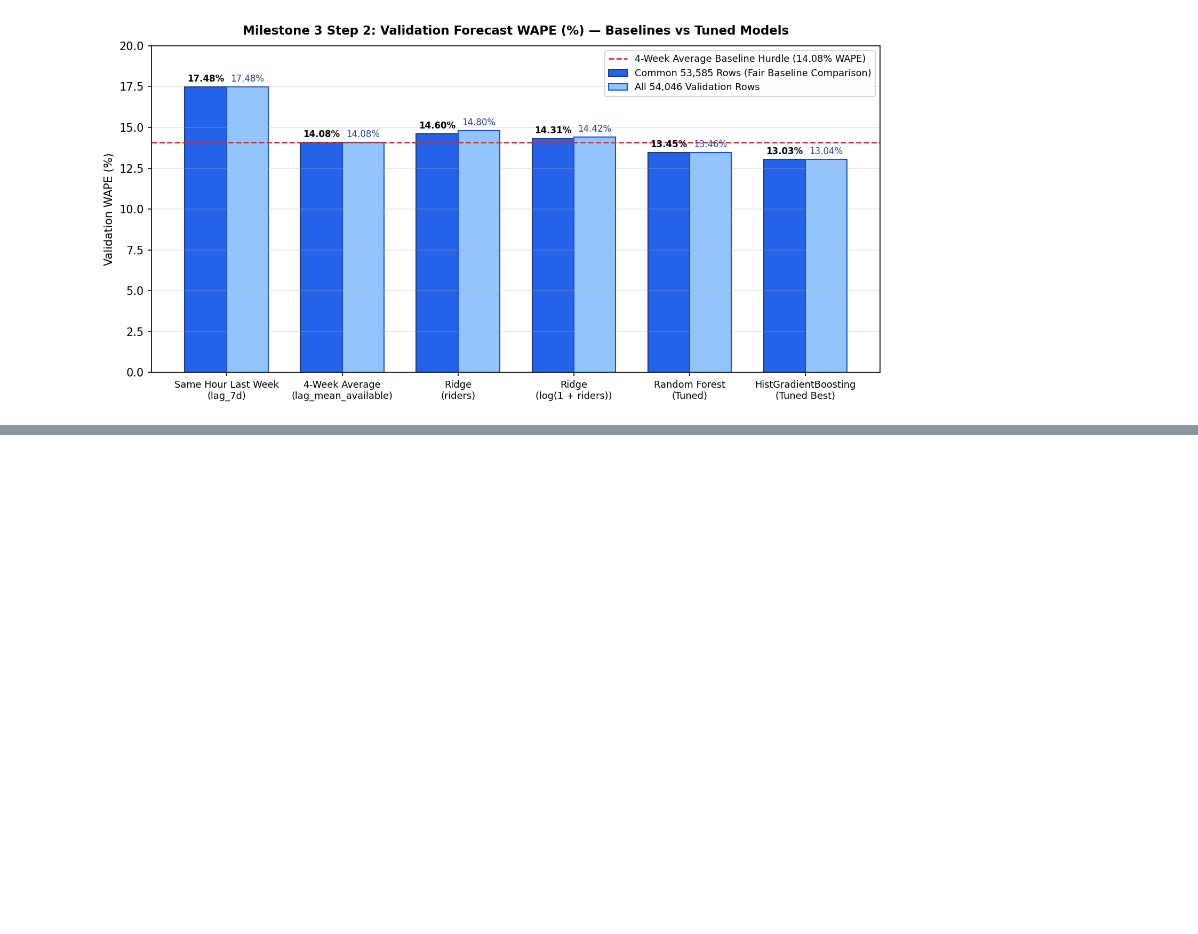
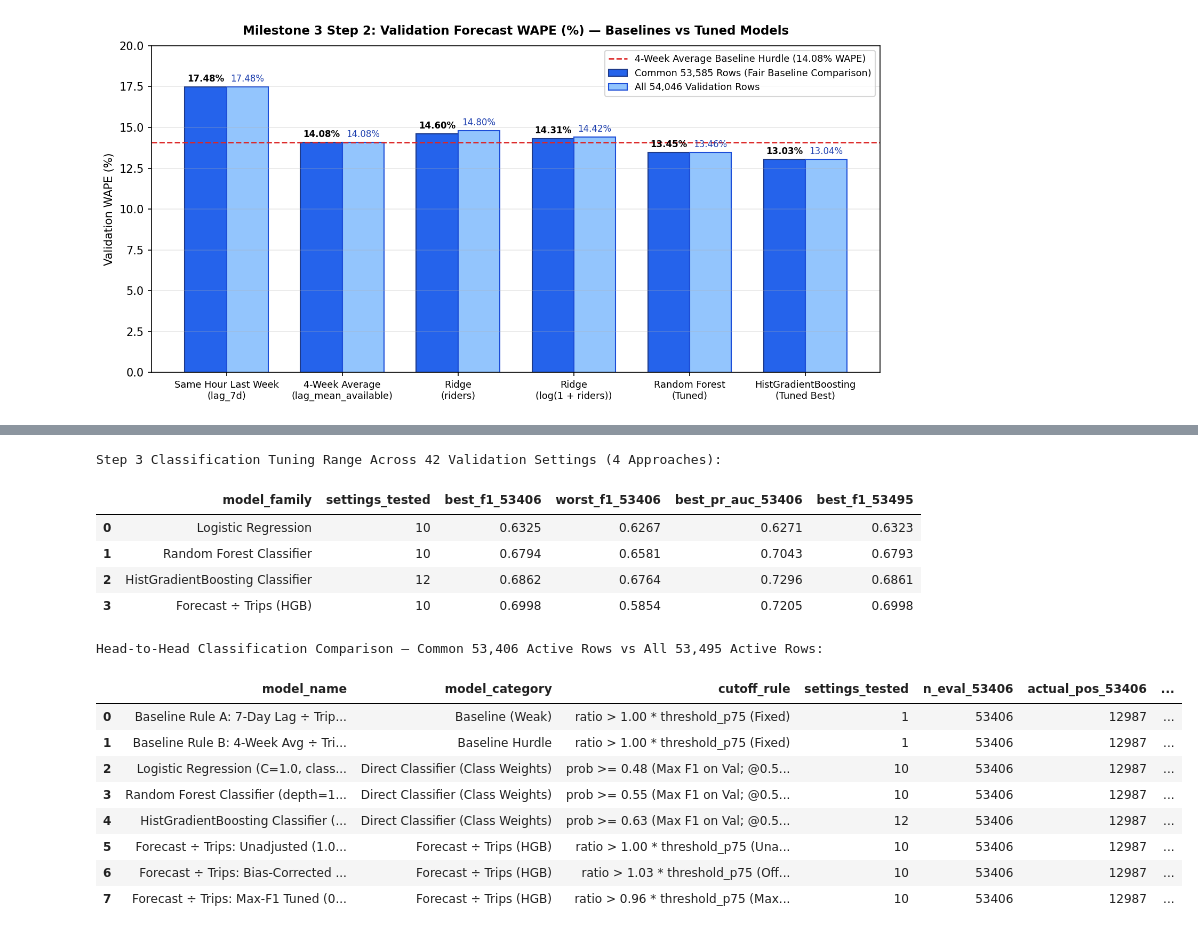
Before and after one commit to springboardmentor441p-coderr/Powered-Public-Transit-Route-Optimization, a Jupyter notebook: notebooks/routeranker.ipynb, the cells around one changed output, grey strips where cells are left out. Saved outputs shown, nothing was run; the diff lists cells and outputs as text; code cells hidden in the pictures; blank space fills up the shorter version.

```diff
--- a/notebooks/routeranker.ipynb
+++ b/notebooks/routeranker.ipynb
@@ -1109,0 +1189,37 @@ Top 15 Largest Individual Route-Hour Forecast Misses on Validation (June–July
+# %%
+clf_tuning_df = pd.read_csv(TAB / "m3_classification_tuning_results.csv")
+clf_comp_df = pd.read_csv(TAB / "m3_classification_model_comparison.csv")
+
+clf_tuning_summary = (
+    clf_tuning_df.groupby("model_family", sort=False)
+    .agg(
+        settings_tested=("setting_id", "count"),
+        best_f1_53406=("f1_53406", "max"),
+        worst_f1_53406=("f1_53406", "min"),
+        best_pr_auc_53406=("pr_auc_53406", "max"),
+        best_f1_53495=("f1_53495", "max"),
+    )
+    .reset_index()
+)
+print("Step 3 Classification Tuning Range Across 42 Validation Settings (4 Approaches):")
+display(clf_tuning_summary)
+
+print("\nHead-to-Head Classification Comparison — Common 53,406 Active Rows vs All 53,495 Active Rows:")
+display(clf_comp_df)
+# %% [output]
+Step 3 Classification Tuning Range Across 42 Validation Settings (4 Approaches):
+|  | model_family | settings_tested | best_f1_53406 | worst_f1_53406 | best_pr_auc_53406 | best_f1_53495 |
+| 0 | Logistic Regression | 10 | 0.6325 | 0.6267 | 0.6271 | 0.6323 |
+| 1 | Random Forest Classifier | 10 | 0.6794 | 0.6581 | 0.7043 | 0.6793 |
+| 2 | HistGradientBoosting Classifier | 12 | 0.6862 | 0.6764 | 0.7296 | 0.6861 |
+| 3 | Forecast ÷ Trips (HGB) | 10 | 0.6998 | 0.5854 | 0.7205 | 0.6998 |
+Head-to-Head Classification Comparison — Common 53,406 Active Rows vs All 53,495 Active Rows:
+|  | model_name | model_category | cutoff_rule | settings_tested | n_eval_53406 | actual_pos_53406 | ... |
+| 0 | Baseline Rule A: 7-Day Lag ÷ Trip... | Baseline (Weak) | ratio > 1.00 * threshold_p75 (Fixed) | 1 | 53406 | 12987 | ... |
+| 1 | Baseline Rule B: 4-Week Avg ÷ Tri... | Baseline Hurdle | ratio > 1.00 * threshold_p75 (Fixed) | 1 | 53406 | 12987 | ... |
+| 2 | Logistic Regression (C=1.0, class... | Direct Classifier (Class Weights) | prob >= 0.48 (Max F1 on Val; @0.5... | 10 | 53406 | 12987 | ... |
+| 3 | Random Forest Classifier (depth=1... | Direct Classifier (Class Weights) | prob >= 0.55 (Max F1 on Val; @0.5... | 10 | 53406 | 12987 | ... |
+| 4 | HistGradientBoosting Classifier (... | Direct Classifier (Class Weights) | prob >= 0.63 (Max F1 on Val; @0.5... | 12 | 53406 | 12987 | ... |
+| 5 | Forecast ÷ Trips: Unadjusted (1.0... | Forecast ÷ Trips (HGB) | ratio > 1.00 * threshold_p75 (Una... | 10 | 53406 | 12987 | ... |
+| 6 | Forecast ÷ Trips: Bias-Corrected ... | Forecast ÷ Trips (HGB) | ratio > 1.03 * threshold_p75 (Off... | 10 | 53406 | 12987 | ... |
+| 7 | Forecast ÷ Trips: Max-F1 Tuned (0... | Forecast ÷ Trips (HGB) | ratio > 0.96 * threshold_p75 (Max... | 10 | 53406 | 12987 | ... |
```
Also changed, not shown: parts of 12 cells of this notebook, 28 other files.
